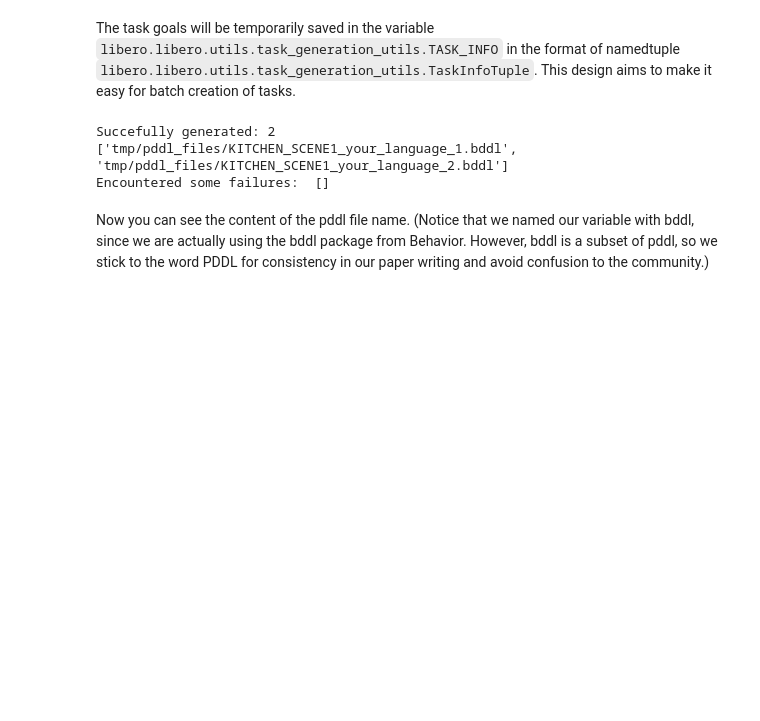
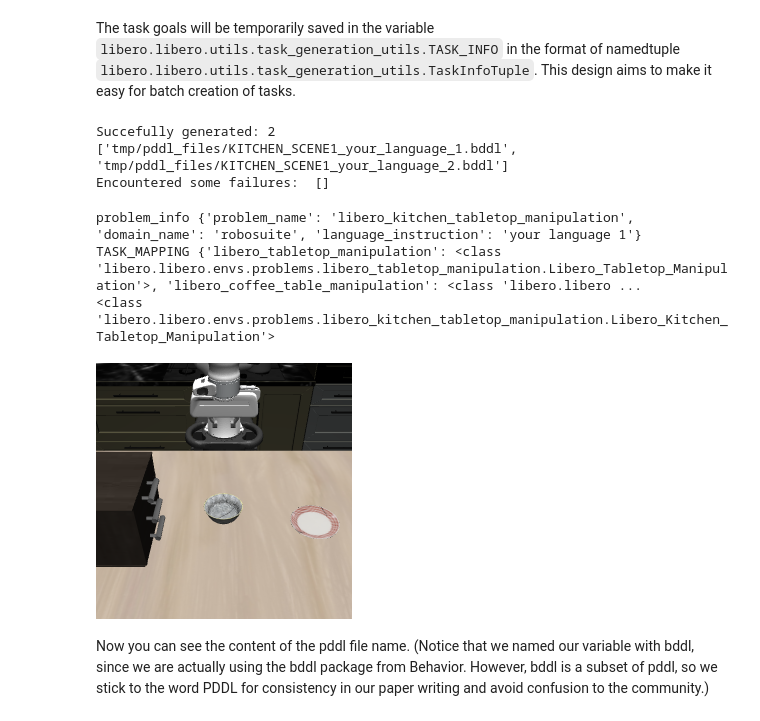
Before and after one commit to kingdom-of-warriors/My_Libero, a Jupyter notebook: notebooks/procedural_creation_walkthrough.ipynb, the cells around one changed output. Saved outputs shown, nothing was run; the diff lists cells and outputs as text; code cells hidden in the pictures; blank space fills up the shorter version.

```diff
--- a/notebooks/procedural_creation_walkthrough.ipynb
+++ b/notebooks/procedural_creation_walkthrough.ipynb
@@ -145,6 +140,22 @@ print("Encountered some failures: ", failures)
 Succefully generated: 2
 ['tmp/pddl_files/KITCHEN_SCENE1_your_language_1.bddl', 'tmp/pddl_files/KITCHEN_SCENE1_your_language_2.bddl']
 Encountered some failures:  []
+# %%
+env_args = {
+        "bddl_file_name": bddl_file_names[0],
+        "camera_heights": 256,
+        "camera_widths": 256
+    }
+from libero.libero.envs import OffScreenRenderEnv
+from PIL import Image
+env = OffScreenRenderEnv(**env_args)
+obs = env.reset()
+display(Image.fromarray(obs["agentview_image"][::-1]))
+# %% [output]
+problem_info {'problem_name': 'libero_kitchen_tabletop_manipulation', 'domain_name': 'robosuite', 'language_instruction': 'your language 1'}
+TASK_MAPPING {'libero_tabletop_manipulation': <class 'libero.libero.envs.problems.libero_tabletop_manipulation.Libero_Tabletop_Manipulation'>, 'libero_coffee_table_manipulation': <class 'libero.libero ...
+<class 'libero.libero.envs.problems.libero_kitchen_tabletop_manipulation.Libero_Kitchen_Tabletop_Manipulation'>
+[figure, added]
 # %% [markdown]
 Now you can see the content of the pddl file name. (Notice that we named our variable with bddl, since we are actually using the bddl package from Behavior. However, bddl is a subset of pddl, so we stick to the word PDDL for consistency in our paper writing and avoid confusion to the community.)
 # %%
```
Also changed, not shown: parts of 4 cells of this notebook, 9 other files.
